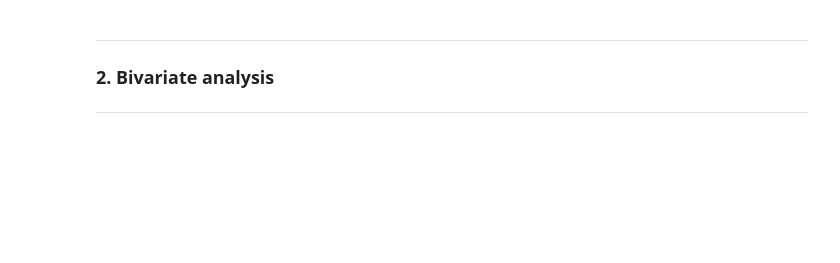
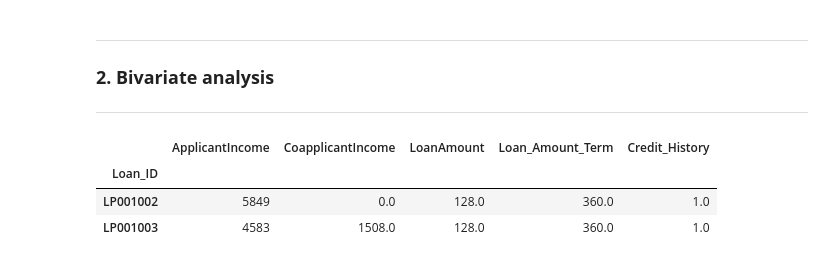
Before and after one commit to Tee-AiEng/Data_and_Data_analysis, a Jupyter notebook: machine_learning_wf/task_25.ipynb, the cells around one changed output. Saved outputs shown, nothing was run; the diff lists cells and outputs as text; code cells hidden in the pictures; blank space fills up the shorter version.

```diff
--- a/machine_learning_wf/task_25.ipynb
+++ b/machine_learning_wf/task_25.ipynb
@@ -395,3 +396,14 @@ Passing `palette` without assigning `hue` is deprecated and will be removed in v
 ----------------------------------------------------------------
  ### **2. Bivariate analysis**
  ---------------------------------------------------------------
+# %%
+# Lets find the numerical features
+num_cols = df_train.select_dtypes(include=["float64","int64"]).columns
+
+num_features = pd.DataFrame(df_train[num_cols])
+num_features.head(2)
+# %% [output]
+|  | ApplicantIncome | CoapplicantIncome | LoanAmount | Loan_Amount_Term | Credit_History |
+| Loan_ID |  |  |  |  |  |
+| LP001002 | 5849 | 0.0 | 128.0 | 360.0 | 1.0 |
+| LP001003 | 4583 | 1508.0 | 128.0 | 360.0 | 1.0 |
```
Also changed, not shown: parts of 11 cells of this notebook, 1 other file.
